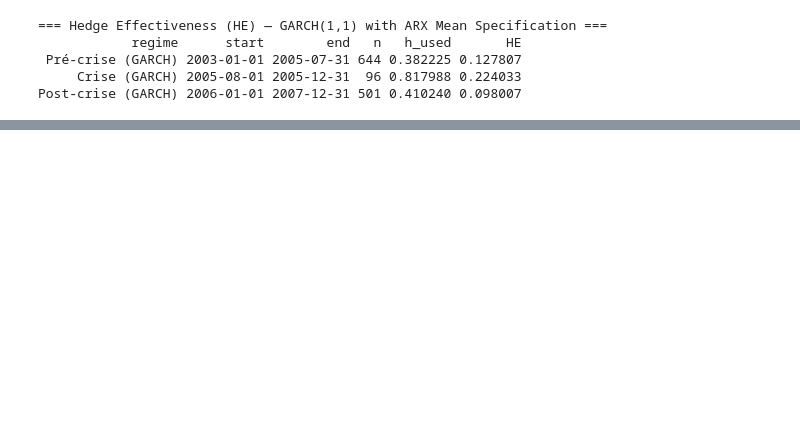
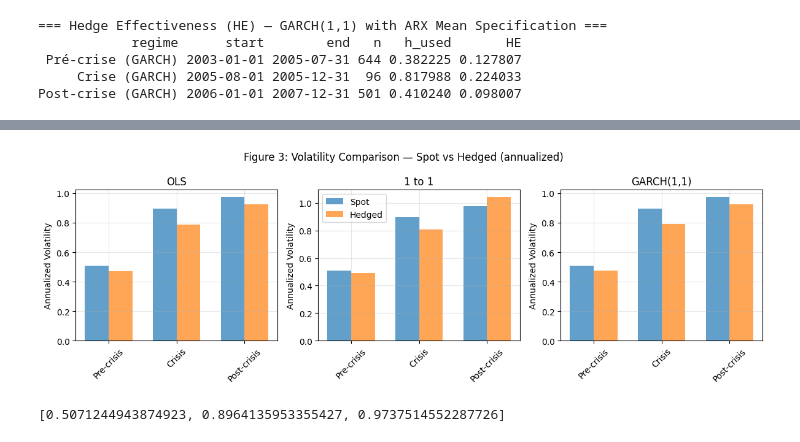
Before and after one commit to femiariel/HedgingWithFutures, a Jupyter notebook: hedge.ipynb, the cells around one changed output, grey strips where cells are left out. Drawn from its saved outputs; the diff is of its cells as text; code cells hidden in the pictures; blank space fills up the shorter version.

```diff
--- a/hedge.ipynb
+++ b/hedge.ipynb
@@ -527,0 +487,76 @@ variance_table
+# %%
+import numpy as np
+import pandas as pd
+import matplotlib.pyplot as plt
+
+# --- Fenêtres (aligne-les avec tes HE !) ---
+pre_start, pre_end   = "2020-01-01", "2020-03-05"
+cris_start, cris_end = "2020-03-06", "2020-04-20"
+post_start, post_end = "2020-04-21", "2020-06-30"
+regimes = ["Pre-crisis", "Crisis", "Post-crisis"]
+windows = {
+    "Pre-crisis":  (pre_start, pre_end),
+    "Crisis":      (cris_start, cris_end),
+    "Post-crisis": (post_start, post_end),
+}
+
+# --- subset robuste : accepte Date en index OU en colonne
+def subset_frame(d, start=None, end=None):
+    df = d.copy()
+    if "Date" in df.columns:
+        df = df.set_index("Date")
+    if start is not None:
+        df = df[df.index >= pd.to_datetime(start)]
+    if end is not None:
+        df = df[df.index <= pd.to_datetime(end)]
+    return df.dropna(subset=["r_spot","r_fut"])
+
+# --- vol annualisée à partir des rendements journaliers (échelle décimale) ---
+def spot_vol_ann(d):
+    return np.sqrt(np.var(d["r_spot"], ddof=1) * 252)
+
+# --- Construire les vols spot par régime (mêmes fenêtres que HE) ---
+spot_vols = {reg: spot_vol_ann(subset_frame(dh, *win)) for reg, win in windows.items()}
+
+# --- Pivots fournis (ATTENTION: HE en %) ---
+pivot_he = df.pivot(index='Regime', columns='Method', values='HE')        # en %
+pivot_hr = df.pivot(index='Regime', columns='Method', values='Hedge_Ratio')
+
+methods = ['OLS', '1 to 1', 'GARCH(1,1)']
+
+# === Figure: Volatility Comparison (annualized) ===
+fig, axes = plt.subplots(1, 3, figsize=(12, 4))
+
+for i, method in enumerate(methods):
+    ax = axes[i]
+
+    # vols spot par régime (vecteur)
+    spot = [spot_vols[r] for r in regimes]
+
+    # vols hedged par régime et méthode: sigma_H = sigma_S * sqrt(1 - HE%)
+    hedged = [
+        spot[j] * np.sqrt(1.0 - (pivot_he.loc[regimes[j], method] / 100.0))
+        for j in range(len(regimes))
+    ]
+
+    x = np.arange(len(regimes))
+    width = 0.35
+    ax.bar(x - width/2, spot,   width, label='Spot',   alpha=0.7)
+    ax.bar(x + width/2, hedged, width, label='Hedged', alpha=0.7)
+    ax.set_title(method)
+    ax.set_xticks(x)
+    ax.set_xticklabels(regimes, rotation=45)
+    ax.set_ylabel('Annualized Volatility')
+    ax.grid(True, alpha=0.3)
+    if i == 1:
+        ax.legend()
+
+plt.suptitle('Figure 3: Volatility Comparison — Spot vs Hedged (annualized)')
+plt.tight_layout()
+plt.show()
+# %% [output]
+[figure, added]
+# %%
+spot
+# %% [output]
+[0.5071244943874923, 0.8964135953355427, 0.9737514552287726]
```
Also changed, not shown: parts of 10 cells of this notebook, 2 other files.
